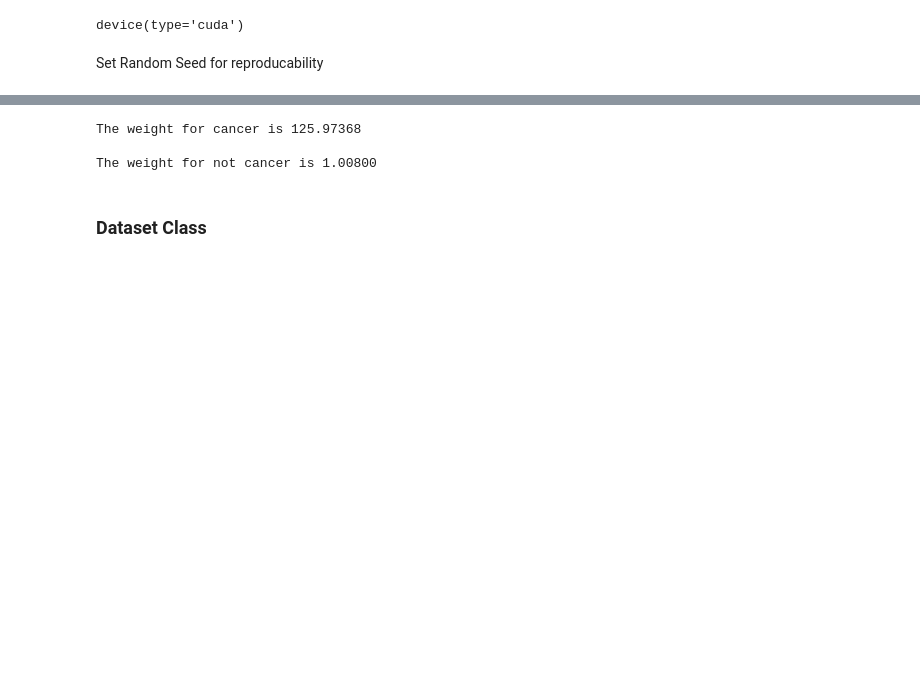
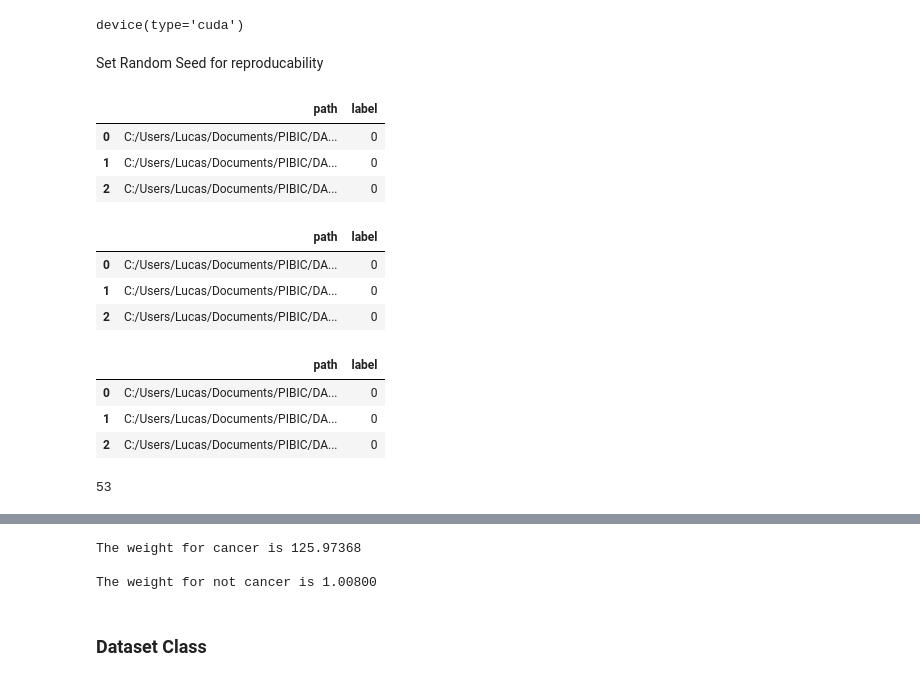
Before and after one commit to LucasLessa1/PIBIC, a Jupyter notebook: CIA_model_torch.ipynb, the cells around one changed output, grey strips where cells are left out. Saved outputs shown, nothing was run; the diff lists cells and outputs as text; code cells hidden in the pictures; blank space fills up the shorter version.

```diff
--- a/CIA_model_torch.ipynb
+++ b/CIA_model_torch.ipynb
@@ -53,7 +53,50 @@ np.random.seed(random_seed)
 torch.manual_seed(random_seed)
 torch.backends.cudnn.deterministic = True
 # %%
-train_df = pd.read_csv('C:/Users/Lucas/Documents/PIBIC/DATASET/CANCER_IMAGING_ARCHIVE/lists_preprocessing/train_df.csv')
-test_df = pd.read_csv('C:/Users/Lucas/Documents/PIBIC/DATASET/CANCER_IMAGING_ARCHIVE/lists_preprocessing/test_df.csv')
-valid_df = pd.read_csv('C:/Users/Lucas/Documents/PIBIC/DATASET/CANCER_IMAGING_ARCHIVE/lists_preprocessing/valid_df.csv')
+train_pth = 'C:/Users/Lucas/Documents/PIBIC/DATASET/CANCER_IMAGING_ARCHIVE/train_images'
+test_pth = 'C:/Users/Lucas/Documents/PIBIC/DATASET/CANCER_IMAGING_ARCHIVE/test_images'
+valid_pth = 'C:/Users/Lucas/Documents/PIBIC/DATASET/CANCER_IMAGING_ARCHIVE/valid_images'
+# %%
+import os
+import re
+
+def create_dataset(directory):
+    dataset = {'path': [], 'label': []}
+    for root, dirs, files in os.walk(directory):
+        for file in files:
+            if file.endswith(".png"):  # assuming the images are in .png format
+                path = f'{root}/{file}'
+                label = re.search('cancer_(.*?)_', file).group(1)
+                dataset['path'].append(path)
+                dataset['label'].append(int(label))
+    return pd.DataFrame(dataset)
+
+train_df = create_dataset(train_pth)
+test_df = create_dataset(test_pth)
+valid_df = create_dataset(valid_pth)
+# %%
+train_df.head(3)
+# %% [output]
+|  | path | label |
+| 0 | C:/Users/Lucas/Documents/PIBIC/DA... | 0 |
+| 1 | C:/Users/Lucas/Documents/PIBIC/DA... | 0 |
+| 2 | C:/Users/Lucas/Documents/PIBIC/DA... | 0 |
+# %%
+test_df.head(3)
+# %% [output]
+|  | path | label |
+| 0 | C:/Users/Lucas/Documents/PIBIC/DA... | 0 |
+| 1 | C:/Users/Lucas/Documents/PIBIC/DA... | 0 |
+| 2 | C:/Users/Lucas/Documents/PIBIC/DA... | 0 |
+# %%
+valid_df.head(3)
+# %% [output]
+|  | path | label |
+| 0 | C:/Users/Lucas/Documents/PIBIC/DA... | 0 |
+| 1 | C:/Users/Lucas/Documents/PIBIC/DA... | 0 |
+| 2 | C:/Users/Lucas/Documents/PIBIC/DA... | 0 |
+# %%
+sum(list(train_df['label']))
+# %% [output]
+53
 # %%
```
Also changed, not shown: parts of 18 cells of this notebook.
